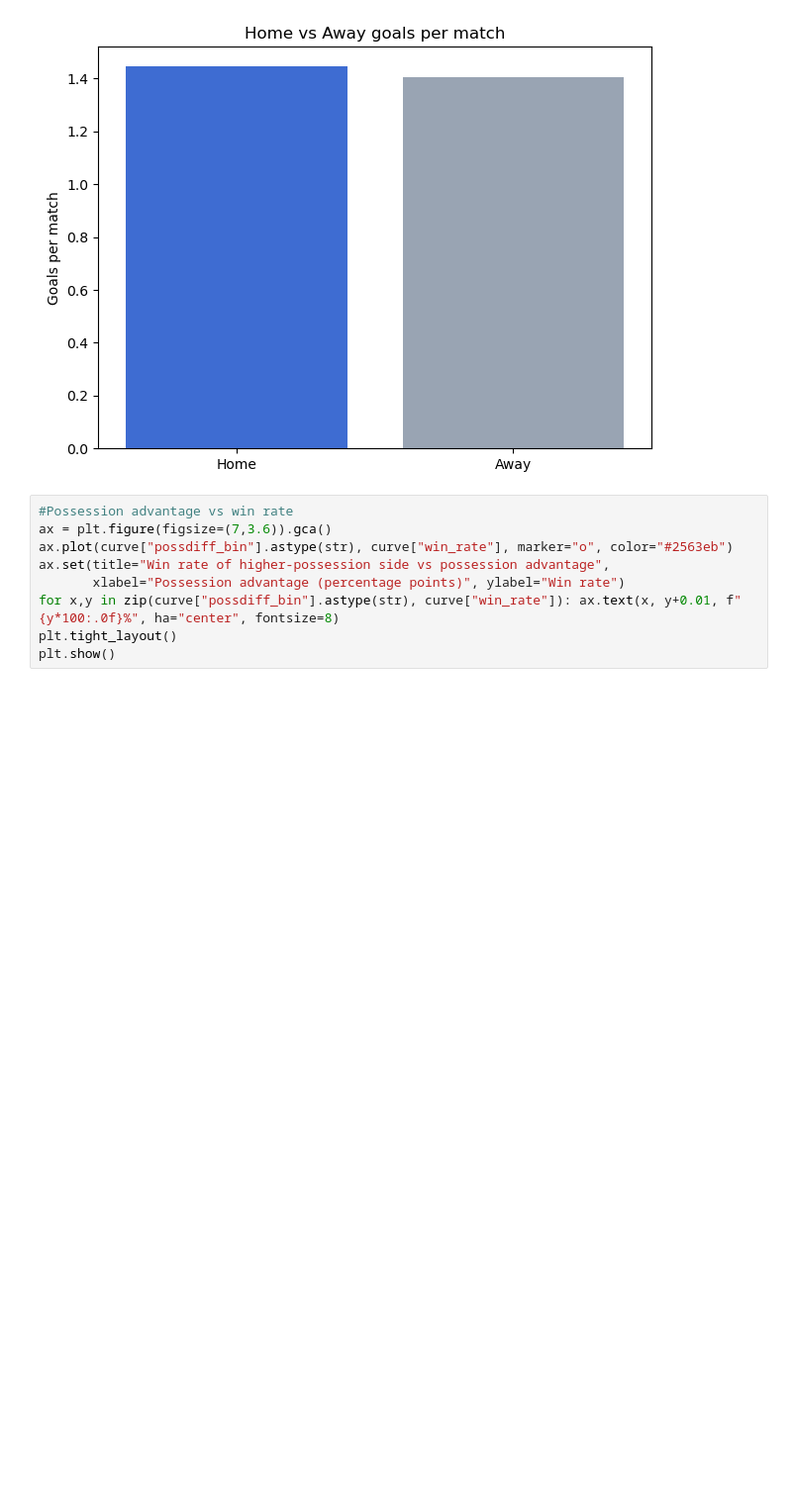
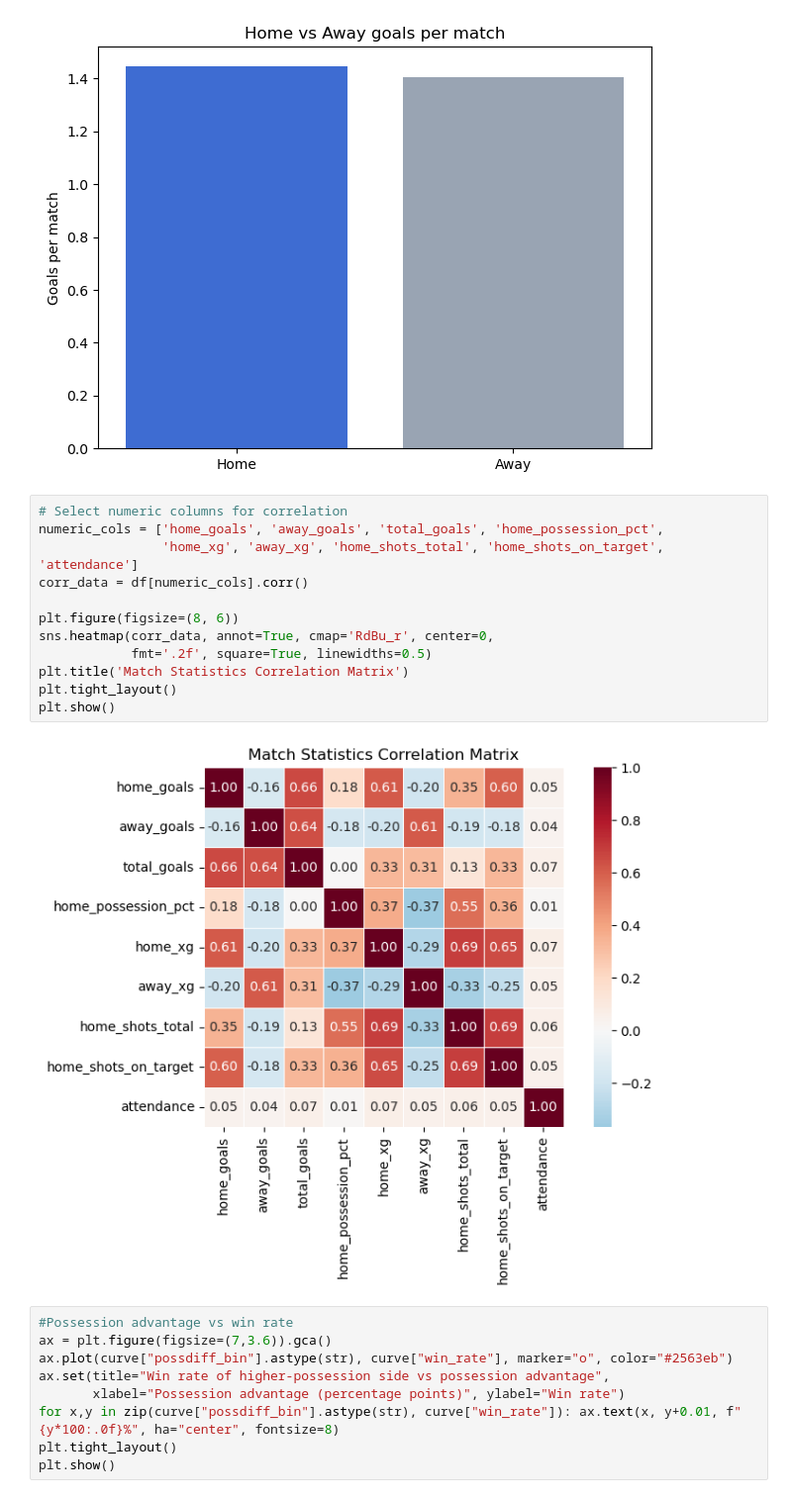
Before and after one commit to saketsahu0164/Football-Match-Statistics, a Jupyter notebook: Football Match Statistics.ipynb, the cells around one changed output. Shown at 99% size. Saved outputs shown, nothing was run; the diff lists cells and outputs as text; blank space fills up the shorter version.

```diff
--- a/Football Match Statistics.ipynb
+++ b/Football Match Statistics.ipynb
@@ -211,6 +227,20 @@ plt.tight_layout()
 plt.show()
 # %% [output]
 [figure]
+# %%
+# Select numeric columns for correlation
+numeric_cols = ['home_goals', 'away_goals', 'total_goals', 'home_possession_pct',
+                'home_xg', 'away_xg', 'home_shots_total', 'home_shots_on_target', 'attendance']
+corr_data = df[numeric_cols].corr()
+
+plt.figure(figsize=(8, 6))
+sns.heatmap(corr_data, annot=True, cmap='RdBu_r', center=0,
+            fmt='.2f', square=True, linewidths=0.5)
+plt.title('Match Statistics Correlation Matrix')
+plt.tight_layout()
+plt.show()
+# %% [output]
+[figure, added]
 # %%
 #Possession advantage vs win rate
 ax = plt.figure(figsize=(7,3.6)).gca()
```
Also changed, not shown: parts of 7 cells of this notebook.
